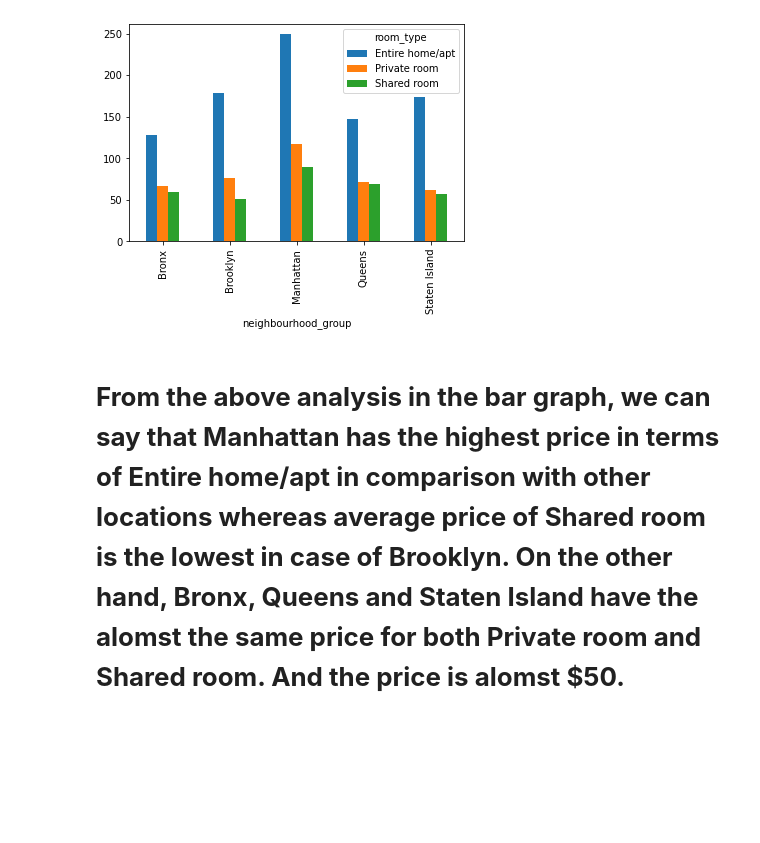
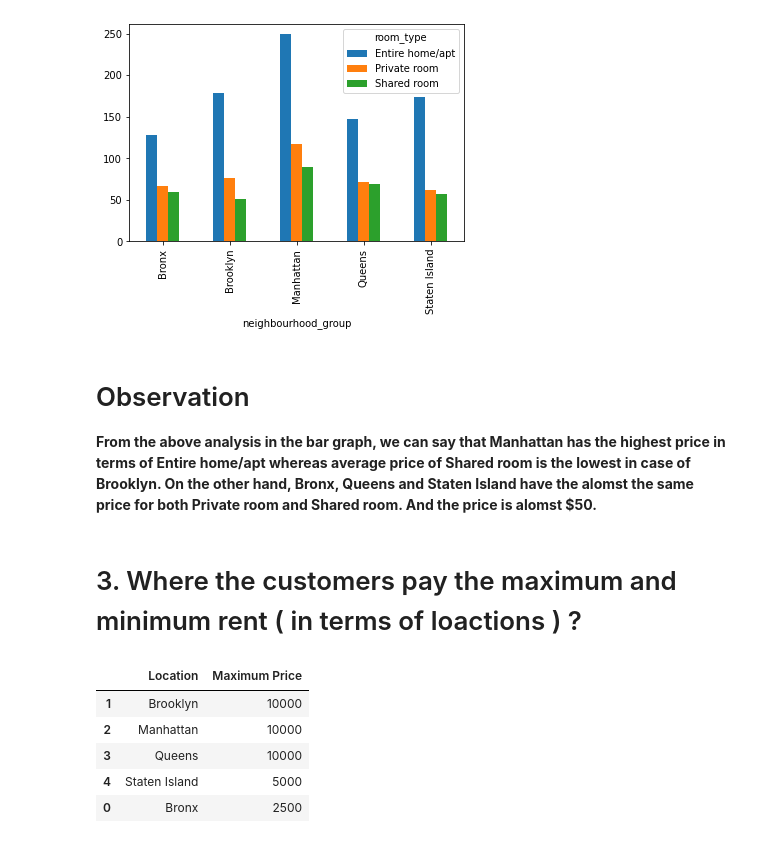
Before and after one commit to saptaksubhra/Airbnb-Bookings-Analysis, a Jupyter notebook: Airbnb_Bookings_Analysis_Capstone_Project.ipynb, the cells around one changed output. Drawn from its saved outputs; the diff is of its cells as text; code cells hidden in the pictures; blank space fills up the shorter version.

```diff
--- a/Airbnb_Bookings_Analysis_Capstone_Project.ipynb
+++ b/Airbnb_Bookings_Analysis_Capstone_Project.ipynb
@@ -359,4 +364,20 @@ df_avg_preferred_price_unstack.plot.bar()
 <matplotlib.axes._subplots.AxesSubplot at 0x...>
 [figure]
 # %% [markdown]
-# **From the above analysis in the bar graph, we can say that Manhattan has the highest price in terms of Entire home/apt in comparison with other locations whereas average price of Shared room is the lowest in case of Brooklyn. On the other hand, Bronx, Queens and Staten Island have the alomst the same price for both Private room and Shared room. And the price is alomst $50.**
+# Observation
+ **From the above analysis in the bar graph, we can say that Manhattan has the highest price in terms of Entire home/apt whereas average price of Shared room is the lowest in case of Brooklyn. On the other hand, Bronx, Queens and Staten Island have the alomst the same price for both Private room and Shared room. And the price is alomst $50.**
+# %% [markdown]
+# 3. Where the customers pay the maximum and minimum rent ( in terms of loactions ) ?
+# %%
+# Find out maximum rent with respect to locations by creating a new dataframe
+
+df_max_price = df_airbnb_copy.groupby('neighbourhood_group', as_index = False)['price'].max().sort_values(['price'], ascending = False).rename(columns = {'price': "Maximum Price", 'neighbourhood_group': 'Location'})
+
+df_max_price
+# %% [output]
+|  | Location | Maximum Price |
+| 1 | Brooklyn | 10000 |
+| 2 | Manhattan | 10000 |
+| 3 | Queens | 10000 |
+| 4 | Staten Island | 5000 |
+| 0 | Bronx | 2500 |
```
Also changed, not shown: parts of 9 cells of this notebook.
